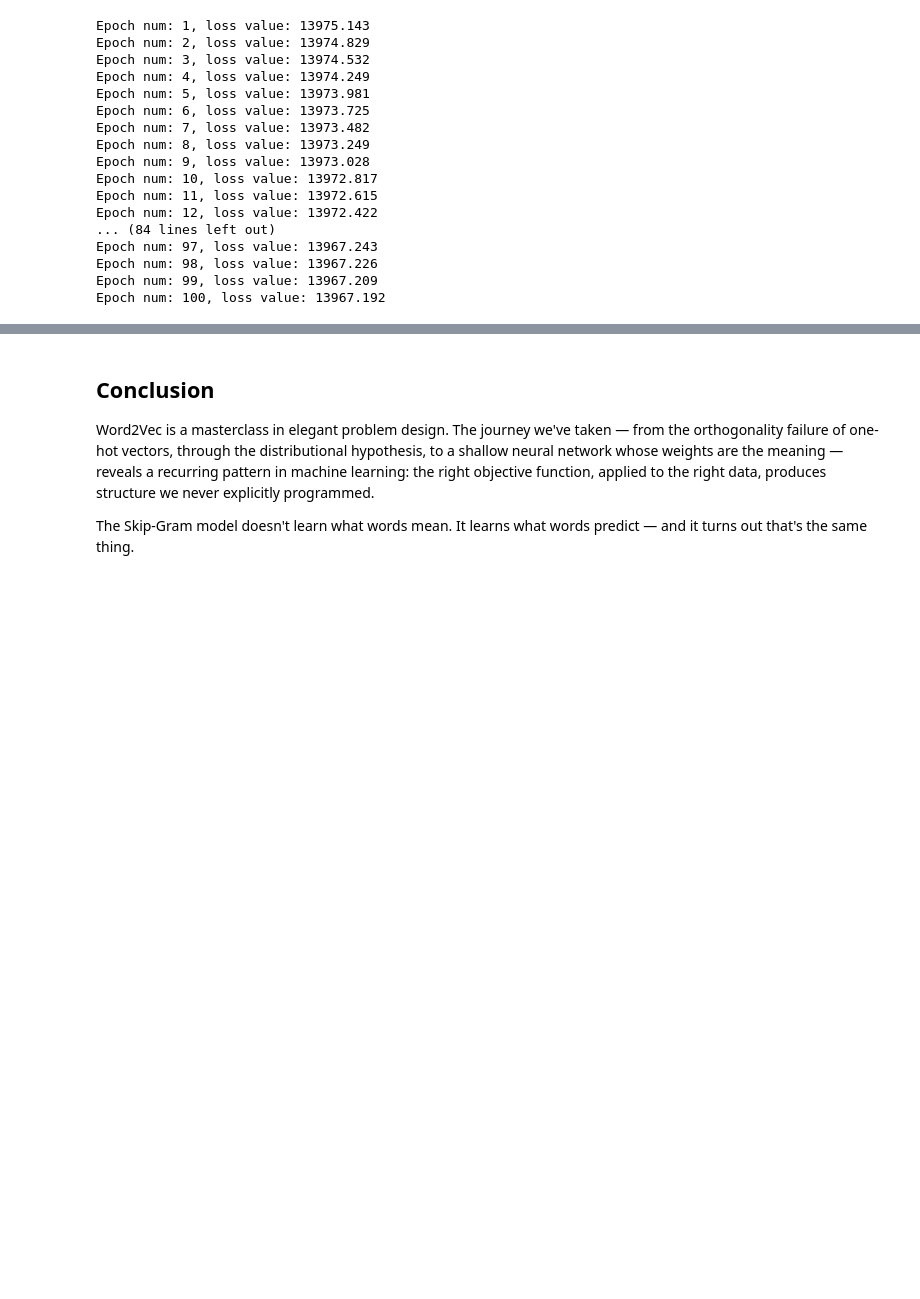
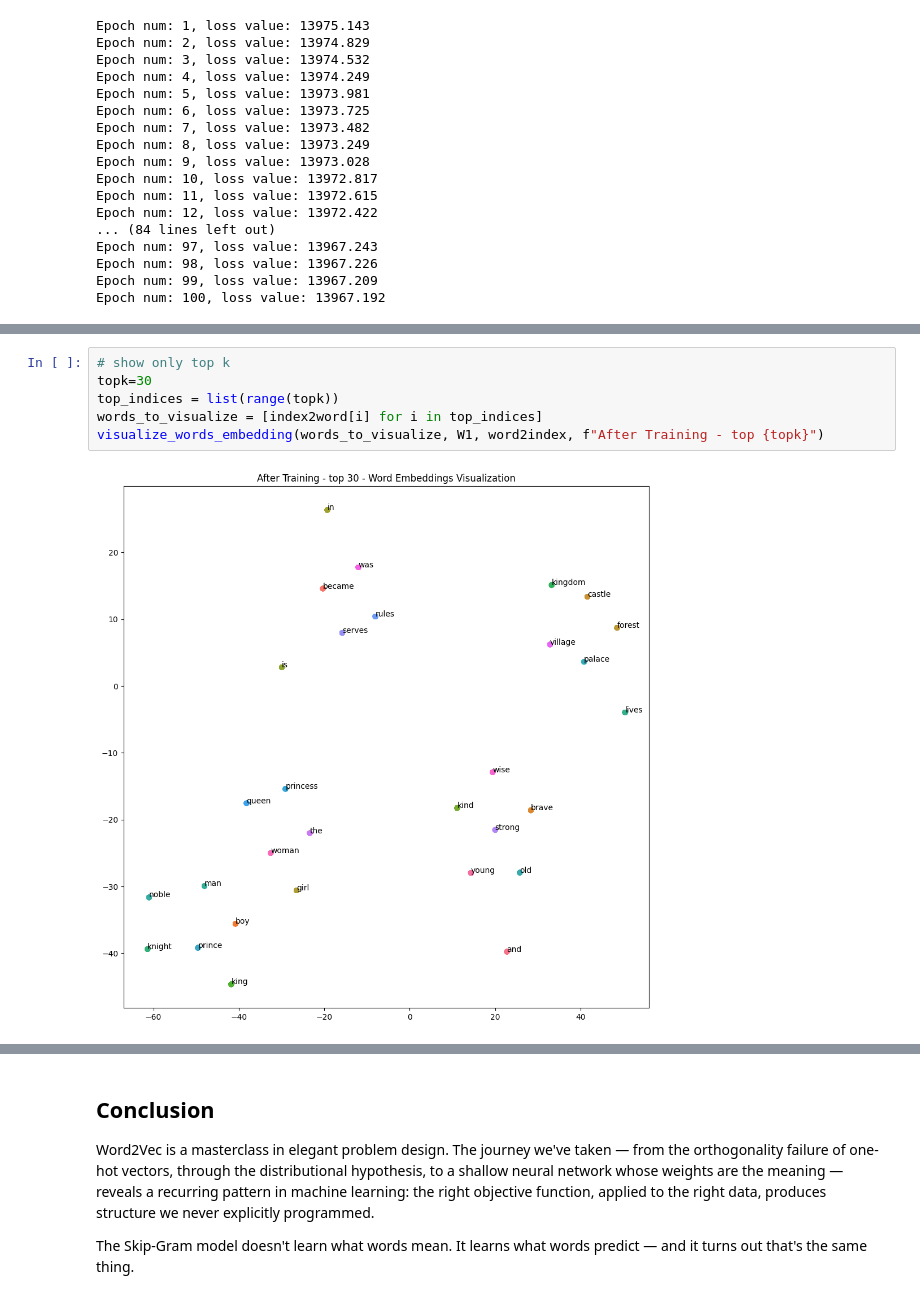
Before and after one commit to saibaba/notebooks, a Jupyter notebook: skipgram_theory_practice.ipynb, the cells around one changed output, grey strips where cells are left out. Cells and saved outputs as stored; diff of their text form; blank space fills up the shorter version.

```diff
--- a/skipgram_theory_practice.ipynb
+++ b/skipgram_theory_practice.ipynb
@@ -1136,0 +1126,8 @@ visualize_words_embedding(words_to_visualize, W1, W2,"After Training")
+# %%
+# show only top k
+topk=30
+top_indices = list(range(topk))
+words_to_visualize = [index2word[i] for i in top_indices]
+visualize_words_embedding(words_to_visualize, W1, word2index, f"After Training - top {topk}")
+# %% [output]
+[figure, added]
```
Also changed, not shown: parts of 6 cells of this notebook.
